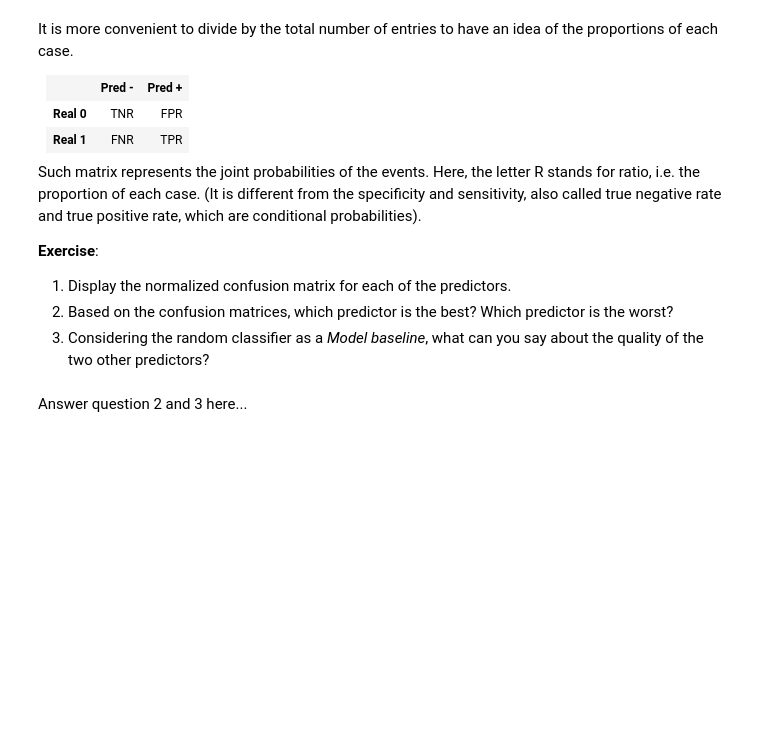
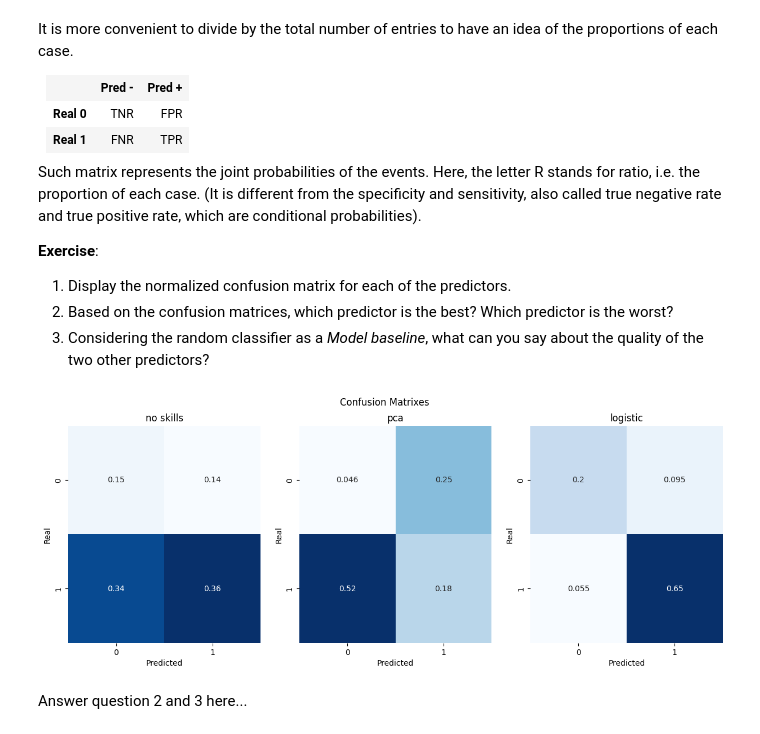
Before and after one commit to petkokp/binary-classification, a Jupyter notebook: Binary_Classification.ipynb, the cells around one changed output. Drawn from its saved outputs; the diff is of its cells as text; code cells hidden in the pictures; blank space fills up the shorter version.

Commit message:
implemented confusion matrix calculation

```diff
--- a/Binary_Classification.ipynb
+++ b/Binary_Classification.ipynb
@@ -125,7 +125,7 @@ We need to define our 3 different predictors.
 The first predictor is a random guess. We will assign the label 1 to each entry with a probability \( p \).
 # %%
 def no_skills(X, p=0.5):
-    ... # return a random guess
+    return (np.random.rand(len(X)) < p).astype(int) # return a random guess
 # %% [markdown]
 ### Naive: PCA based predictor
 
@@ -199,11 +199,15 @@ We can visualize the confusion matrix as follows:
 </table>
 
 **Exercise**: Write a function to compute the entries of the confusion matrix
-# %%
-def compute_confusion_matrix(y_test, y_pred):
-    ...
-
-    return TN, FP, FN, TP
+# %%
+def compute_confusion_matrix(y_test, y_pred):
+    # assign unique int to each case with 2 * y_test + y_pred and count number of occurences with np.bincount:
+    # TN = 2 * 0 + 0 = 0
+    # FP = 2 * 0 + 1 = 1
+    # FN = 2 * 1 + 0 = 2
+    # TP = 2 * 1 + 1 = 3
+    TN, FP, FN, TP = np.bincount(2 * y_test + y_pred, minlength=4)
+    return TN, FP, FN, TP
 # %% [markdown]
 It is more convenient to divide by the total number of entries to have an idea of the proportions of each case.
 
@@ -232,25 +236,27 @@ Such matrix represents the joint probabilities of the events. Here, the letter R
 2. Based on the confusion matrices, which predictor is the best? Which predictor is the worst?
 3. Considering the random classifier as a *Model baseline*, what can you say about the quality of the two other predictors?
 # %%
-y_pred_r = ... # no skills
-y_pred_pca = ... # pca prediction with threshold 0
+y_pred_r = no_skills(X_test) # no skills
+y_pred_pca = PCA_based(X_test, threshold=0) # pca prediction with threshold 0
 
-y_pred_l = ... # logistic regression
+y_pred_l = logistic(X_test, X_train, y_train) # logistic regression
 
 titles = ['no skills', 'pca', 'logistic']
 fig, ax = plt.subplots(1, 3, figsize=(15, 5))
 for i, y_pred in enumerate([y_pred_r, y_pred_pca, y_pred_l]):
     TN, FP, FN, TP = compute_confusion_matrix(y_test, y_pred)
 
     cm = np.array([[TN, FP], [FN, TP]])
     normalized_cm = cm / np.sum(cm)
 
     ax[i].set_title(titles[i])
     sns.heatmap(cm / np.sum(cm), annot=True, cmap="Blues", cbar=False, ax=ax[i])
     ax[i].set_xlabel('Predicted')
     ax[i].set_ylabel('Real')
 plt.suptitle('Confusion Matrixes')
 plt.show()
+# %% [output]
+[figure, added]
 # %% [markdown]
 Answer question 2 and 3 here...
 # %% [markdown]
```
